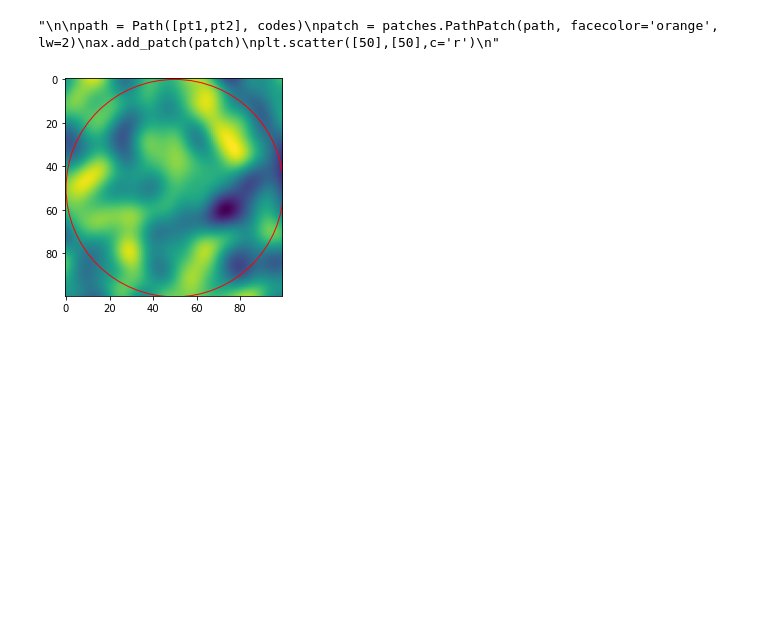
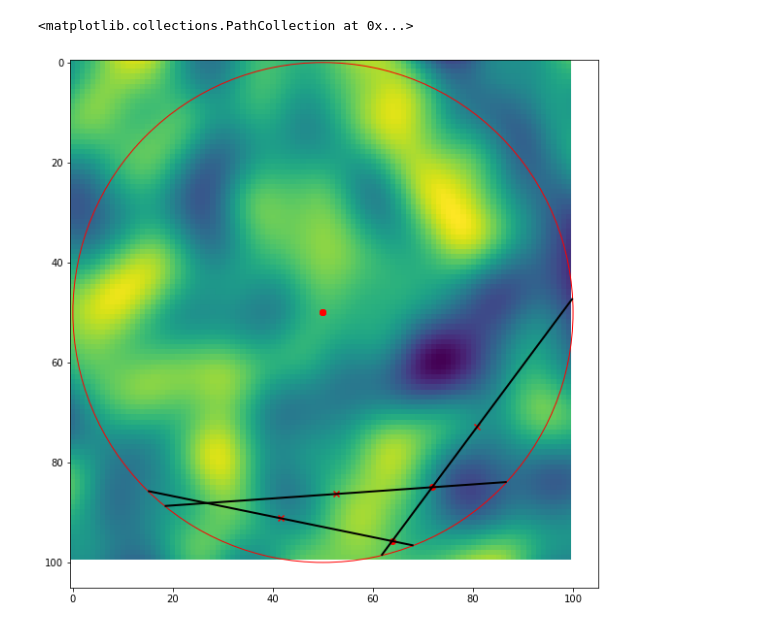
Before and after one commit to njbergam/GAGA, a Jupyter notebook: 5_toymodel.ipynb, the cells around one changed output. Cells and saved outputs as stored; diff of their text form; code cells hidden in the pictures; blank space fills up the shorter version.

Commit message:
dh/dt model working

```diff
--- a/5_toymodel.ipynb
+++ b/5_toymodel.ipynb
@@ -5,11 +5,11 @@ import matplotlib.pyplot as plt
 from matplotlib.animation import FuncAnimation
 
 x = y = range(100)
-model = Gaussian(dim=3, var=1, len_scale=10)
+model = Gaussian(dim=3, var=0.1, len_scale=10)
 srf = SRF(model, seed=20170519)
 #field = srf.structured([x, y, 0])
 #srf.plot()
-num_steps = 100
+num_steps = 20
 frames = [srf.structured([x,y,i]) for i in range(num_steps)]
 # %%
 # visualize the query point
@@ -27,7 +32,7 @@ import matplotlib.patches as patches
 import math
 from copy import copy
 # create list of measurement lines
-fig, ax = plt.subplots()
+fig, ax = plt.subplots(figsize=(10,10))
 ax.imshow(frames[0])
 codes = [
     Path.MOVETO,
@@ -48,38 +53,71 @@ def circle_points(rad):
 # needs the previous angles
 def circle_points_next(rad, angle1_p, angle2_p):
     if angle1_p < angle2_p:
         # swap them
         temp = angle2_p
         angle2_p = angle1_p
         angle1_p = temp
     angle1 = np.random.uniform(angle2_p,angle1_p)
     angle2 = np.random.uniform( angle1_p-2*math.pi , angle2_p)
     x1 = [ rad*np.cos(angle1)+50, rad*np.sin(angle1)  +50]
     x2 = [ rad*np.cos(angle2)+50, rad*np.sin(angle2)  +50 ]
 
     return x1, x2,angle1,angle2
 
 # sequence of 20 points
 pts = [circle_points(50)]
 while len(pts)<20:
     pts.append( circle_points_next(50,pts[-1][2], pts[-1][3] ))
 pts = np.array(pts).T[:2].T.tolist()
 #print(pts.shape)
 
 chords = []
 for pt in pts:
     path = Path(pt, codes)
     patch = patches.PathPatch(path, facecolor='orange', lw=2)
     chords.append(copy(patch))
 
 
-"""
+for i in range(3):
+    path = Path([pts[i][0],pts[i][1]], codes)
+    patch = patches.PathPatch(path, facecolor='orange', lw=2)
+    ax.add_patch(patch)
+    plt.scatter([50],[50],c='r')
 
-path = Path([pt1,pt2], codes)
-patch = patches.PathPatch(path, facecolor='orange', lw=2)
-ax.add_patch(patch)
-plt.scatter([50],[50],c='r')
-"""
+
+def line(p1, p2):
+    A = (p1[1] - p2[1])
+    B = (p2[0] - p1[0])
+    C = (p1[0]*p2[1] - p2[0]*p1[1])
+    return A, B, -C
+# get intersection between two lines
+def intersection(L1, L2):
+    D  = L1[0] * L2[1] - L1[1] * L2[0]
+    Dx = L1[2] * L2[1] - L1[1] * L2[2]
+    Dy = L1[0] * L2[2] - L1[2] * L2[0]
+    x = Dx / D
+    y = Dy / D
+    return x,y
+
+# the two things we might use for a reconstructionn
+
+# closest point on the chord to the query point; always the midpoint
+close_pt = []
+for pt in pts:
+    closest_pt = np.array(pt[0])/2 + np.array(pt[1])/2
+    close_pt.append(closest_pt.tolist())
+
+# the point of crossover between the chords
+cx_pt = []
+for i in range(len(pts)-1):
+    l1 = np.array([pts[i][0],pts[i][1] ])
+    l2 = np.array([pts[i+1][0],pts[i+1][1] ])
+    cx_pt.append( intersection(line(l1[0],l1[1]),line(l2[0],l2[1])) )
+
+close_pt = np.array(close_pt)
+cx_pt = np.array(cx_pt)
+plt.scatter(close_pt[:3,0], close_pt[:3,1], c='r', marker='x')
+plt.scatter(cx_pt[:2,0], cx_pt[:2,1], c='r', marker='o')
 # %% [output]
-"\n\npath = Path([pt1,pt2], codes)\npatch = patches.PathPatch(path, facecolor='orange', lw=2)\nax.add_patch(patch)\nplt.scatter([50],[50],c='r')\n"
+<matplotlib.collections.PathCollection at 0x...>
-[figure, old version]
+[figure, new version]
```
Also changed, not shown: parts of 6 cells of this notebook, 13 other files.
